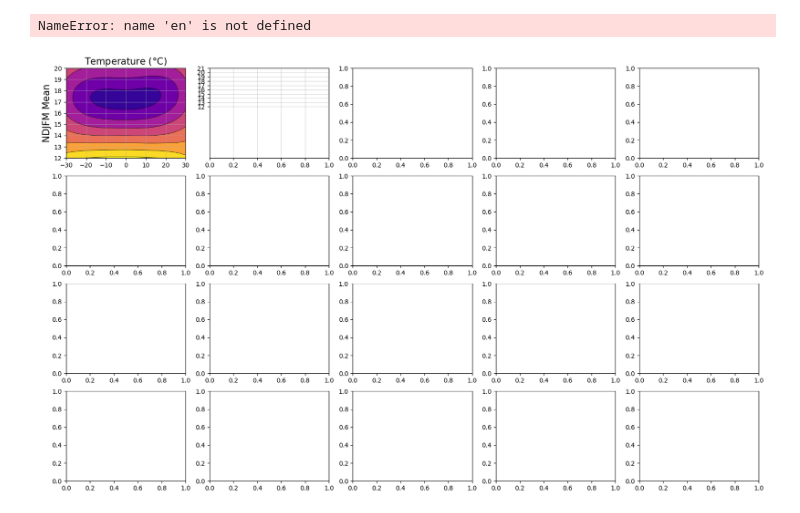
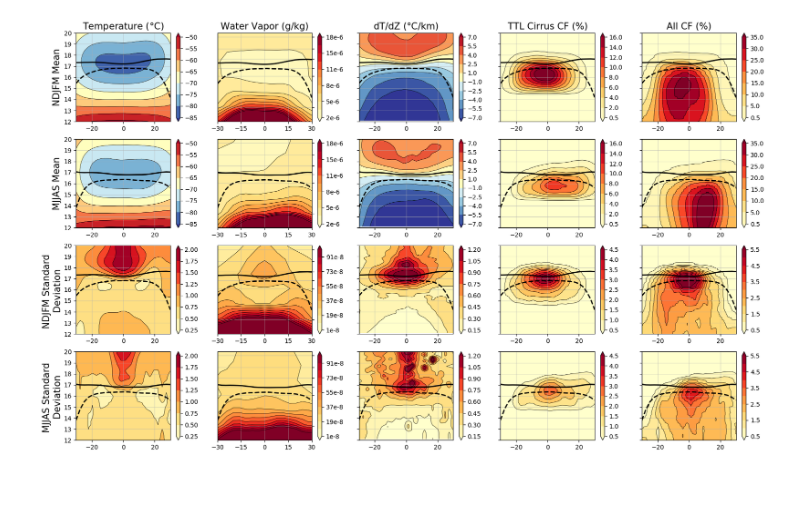
Before and after one commit to AodhanSweeney/TTLVariability, a Jupyter notebook: zm_latxheight_rmap copy.ipynb, the cells around one changed output. Saved outputs shown, nothing was run; the diff lists cells and outputs as text; code cells hidden in the pictures; blank space fills up the shorter version.

```diff
--- a/zm_latxheight_rmap copy.ipynb
+++ b/zm_latxheight_rmap copy.ipynb
@@ -195,6 +209,6 @@ Set the environment variable OUTDATED_IGNORE=1 to disable these warnings.
 # %%
 # Large Scale Dynamics w/leads
-mjo = mjo_index[5:]
-enso = np.load(project_path + '/fileCreators/T500_15NS_500hPa_1979_2020.npy')[-175:]
-qbo = qbo_index[-177:-2]
-bdc = np.load(project_path + '/fileCreators/upwelling_indices/MF15NS_Trop_RegoutQBO2T500_1979_2020.npy')[-175:]
+mjo = np.load('/home/disk/p/aodhan/large_scale_dynamics/mjo_vpm_pc2_index.npy')[-187:]
+bdc = np.load(project_path + '/fileCreators/upwelling_indices/MF15NS_Trop_RegoutQBO2T500_1979_2021.npy')[-187:]
+qbo = np.load(project_path + '/fileCreators/u50hPa_10NS_1979_2021.npy')[-189:-2]
+T500 = np.load(project_path + '/fileCreators/T500_15NS_500hPa_1979_2021.npy')[-187:]
@@ -477,5 +465,5 @@ for i in range(2):
 # %%
-temp_profs_zm = np.nanmean(temp_profs, axis=3)
+temp_profs_zm = np.nanmean(temp_profs_TTL, axis=3)
 vert_temp_grad_profs_zm = np.nanmean(vert_temp_grad_profs, axis=3)
 profiles_cf_zm = np.nanmean(profiles_cf, axis=3)
 profile_all_cf_zm = np.nanmean(profile_all_cf_cal, axis=3)
@@ -512,9 +500,9 @@ ttlcf_bw_mean, ttlcf_bw_std, ttlcf_bs_mean, ttlcf_bs_std = seasonal_split_climat
 dtdz_bw_mean, dtdz_bw_std, dtdz_bs_mean, dtdz_bs_std = seasonal_split_climatological_mean_and_variance(vert_temp_grad_profs_zm)
 allcf_bw_mean, allcf_bw_std, allcf_bs_mean, allcf_bs_std = seasonal_split_climatological_mean_and_variance(profile_all_cf_zm)
 # %%
-cpt_alts_zm = np.nanmean(np.reshape(cpt_alts, (180,24,144)), axis=2)
+cpt_alts_zm = np.nanmean(np.reshape(cpt_alts, (192,24,144)), axis=2)
 cpt_pres_zm = np.reshape(np.load(project_path + '/tempmaps/calendar_of_cpt_pressures_zm.npy'), (180,24))
-cpt_alt_cal = np.reshape(cpt_alts_zm, (15,12,24))
+cpt_alt_cal = np.reshape(cpt_alts_zm, (16,12,24))
 cpt_pres_cal = np.reshape(cpt_pres_zm, (15,12,24))
 # %%
 lats = np.linspace(-30,30,24)
@@ -523,6 +511,15 @@ ttlcf_z = np.linspace(12,22,101)
 allcf_z = np.linspace(0,22,221)
 wv_lats = np.linspace(-32,32,17)
 wv_pressures = h2o_pressures[6:20]
+
+LRT_files = np.sort(glob.glob('/home/disk/p/aodhan/cf_physical_parameters_correlations/tempmaps/lrtmaps_*_c1mamb.npy'))
+LRT = [np.load(LRT_files[i]) for i in range(len(LRT_files))]
+LRZ_zm_climatology = np.nanmean(np.nanmean(LRT, axis=3)[:,:,:,1], axis=0)
+bw_lrz = np.nanmean([LRZ_zm_climatology[0], LRZ_zm_climatology[1], LRZ_zm_climatology[2], LRZ_zm_climatology[10], LRZ_zm_climatology[11]], axis=0)
+bs_lrz = np.nanmean([LRZ_zm_climatology[4], LRZ_zm_climatology[5], LRZ_zm_climatology[6], LRZ_zm_climatology[7], LRZ_zm_climatology[8]], axis=0)
+bw_lrp = alt2pres(bw_lrz)
+bs_lrp = alt2pres(bs_lrz)
+
 
 temp_mean_levels = np.arange(-85,-45,5)
 wv_mean_levels = np.array([2, 3.5, 5,6.5,8,9.5,11,13.5,15,16.5,18])*1e-6
@@ -544,13 +541,18 @@ mean_lvls = [temp_mean_levels, wv_mean_levels, dtdz_mean_levels, ttlcf_mean_leve
 std_lvls = [t_std_levels, wv_std_levels, dtdz_std_levels, cf_std_levels, allcf_std_levels]
 mean_std_season_array = [bw_means, bs_means, bw_stds, bs_stds]
 mean_std_levels = [mean_lvls, mean_lvls, std_lvls, std_lvls]
-bw_cpt_alt = np.nanmean(np.reshape([cpt_alt_cal[:,10],cpt_alt_cal[:,11],cpt_alt_cal[:,0],cpt_alt_cal[:,1],cpt_alt_cal[:,2]], (15*5,24)), axis=0)
+bw_cpt_alt = np.nanmean(np.reshape([cpt_alt_cal[:,10],cpt_alt_cal[:,11],cpt_alt_cal[:,0],cpt_alt_cal[:,1],cpt_alt_cal[:,2]], (16*5,24)), axis=0)
 bw_cpt_press = np.nanmean(np.reshape([cpt_pres_cal[:,10],cpt_pres_cal[:,11],cpt_pres_cal[:,0],cpt_pres_cal[:,1],cpt_pres_cal[:,2]], (15*5,24)), axis=0)
-bs_cpt_alt = np.nanmean(np.reshape([cpt_alt_cal[:,4],cpt_alt_cal[:,5],cpt_alt_cal[:,6],cpt_alt_cal[:,7],cpt_alt_cal[:,8]], (15*5,24)), axis=0)
+bs_cpt_alt = np.nanmean(np.reshape([cpt_alt_cal[:,4],cpt_alt_cal[:,5],cpt_alt_cal[:,6],cpt_alt_cal[:,7],cpt_alt_cal[:,8]], (16*5,24)), axis=0)
 bs_cpt_press = np.nanmean(np.reshape([cpt_pres_cal[:,4],cpt_pres_cal[:,5],cpt_pres_cal[:,6],cpt_pres_cal[:,7],cpt_pres_cal[:,8]], (15*5,24)), axis=0)
 bw_cpt_rows = [bw_cpt_alt, bw_cpt_press, bw_cpt_alt, bw_cpt_alt, bw_cpt_alt]
 bs_cpt_rows = [bs_cpt_alt, bs_cpt_press, bs_cpt_alt, bs_cpt_alt, bs_cpt_alt]
-cpt_rows = [bw_cpt_rows, bs_cpt_rows, bw_cpt_rows, bs_cpt_rows]
+cpt_rows = [bw_cpt_alt, bs_cpt_alt, bw_cpt_alt, bs_cpt_alt]
+lrz_rows = [bw_lrz, bs_lrz, bw_lrz, bs_lrz]
+bw_cpp = alt2pres(bw_cpt_alt)
+bs_cpp = alt2pres(bs_cpt_alt)
+cpt_pres_rows = [bw_cpp, bs_cpp, bw_cpp, bs_cpp]
+lrp_rows = [bw_lrp, bs_lrp, bw_lrp, bs_lrp]
 
 contour_images = []
 for row in range(4):
@@ -563,22 +565,24 @@ for row in range(4):
         axs[row,col].set_yticks([12,13,14,15,16,17,18,19,20,21])
         axs[row,col].yaxis.grid(alpha=0.5)
         if col == 0:
-            im = axs[row,col].contourf(lats, temp_z, data.T, levels=levels, cmap='plasma', extend='both')
-            axs[row,col].contour(lats, temp_z, data.T, levels=levels, colors='black', linewidths=0.5,
-            linestyles=np.where(levels >= 0, "-", "-"))
+            im = axs[row,col].contourf(lats, temp_z, data.T, levels=levels, cmap='YlOrRd', extend='both')
+            axs[row,col].contour(lats, temp_z, data.T, levels=levels, colors='black', linewidths=0.5, linestyles=np.where(levels >= 0, "-", "-"))
             axs[row,col].set_ylim(12,20)
+            axs[row,col].plot(np.linspace(-30,30,24), cpt_rows[row], color='black', linewidth=2)
+            axs[row,col].plot(np.linspace(-30,30,24), lrz_rows[row], color='black', linewidth=2, linestyle='dashed')
             if row == 0:
+                im = axs[row,col].contourf(lats, temp_z, data.T, levels=levels, cmap='RdYlBu_r', extend='both')
                 axs[row,col].set_title('Temperature ($\degree$C)', fontsize=15)
                 axs[row,col].set_ylabel('NDJFM Mean', fontsize=15)
             if row == 1:
+                im = axs[row,col].contourf(lats, temp_z, data.T, levels=levels, cmap='RdYlBu_r', extend='both')
                 axs[row,col].set_ylabel('MJJAS Mean', fontsize=15)
             if row == 2:
                 axs[row,col].set_ylabel('NDJFM Standard \nDeviation', fontsize=15)
             if row == 3:
                 axs[row,col].set_ylabel('MJJAS Standard \nDeviation', fontsize=15)
         if col == 1:
-            print(en(wv_lats), len(wv_pressures), np.shape(data))
-            im = axs[row,col].contourf(wv_lats, wv_pressures, data, levels=levels, cmap='plasma', extend='both')
+            im = axs[row,col].contourf(wv_lats, wv_pressures, data, levels=levels, cmap='YlOrRd', extend='both')
             axs[row,col].contour(wv_lats, wv_pressures, data, levels=levels, colors='black', linewidths=0.5,
             linestyles=np.where(levels >= 0, "-", "-"))
             axs[row,col].set_ylim(axs[row,col].get_ylim()[::-1])
@@ -589,53 +593,62 @@ for row in range(4):
             axs[row,1].set_yticks([150, 100, 90, 80, 70, 60, 50])
             axs[row,1].set_yticklabels(labels=[' ',' ',' ',' ',' ',' ',' '], fontsize=16)
             axs[row,col].set_ylim(180,57)
-            axs[row,1].plot(np.linspace(-30,30,24), cpt_pres_zm, color='white', linewidth=1.5)
+            axs[row,1].plot(np.linspace(-30,30,24), cpt_pres_rows[row], color='black', linewidth=2)
+            axs[row,1].plot(np.linspace(-30,30,24), lrp_rows[row], color='black', linewidth=2, linestyle='dashed')
             if row == 0:
                 axs[row,col].set_title('Water Vapor (g/kg)', fontsize=15)
         if col == 2:
             axs[row,col].set_yticks([12,13,14,15,16,17,18,19,20,21])
             axs[row,col].set_yticklabels(labels=[' ',' ',' ',' ',' ',' ',' ',' ',' ',' '], fontsize=16)
-            im = axs[row,col].contourf(lats, temp_z, data.T, levels=levels, cmap='plasma', extend='both')
+            axs[row,col].plot(np.linspace(-30,30,24), cpt_rows[row], color='black', linewidth=2)
+            axs[row,col].plot(np.linspace(-30,30,24), lrz_rows[row], color='black', linewidth=2, linestyle='dashed')
+            if (row == 0) or (row == 1):
+                im = axs[row,col].contourf(lats, temp_z, data.T, levels=levels, cmap='RdYlBu_r', extend='both')
+            else:
+                im = axs[row,col].contourf(lats, temp_z, data.T, levels=levels, cmap='YlOrRd', extend='both')
             axs[row,col].contour(lats, temp_z, data.T, levels=levels, colors='black', linewidths=0.5,
             linestyles=np.where(levels >= 0, "-", "-"))
             axs[row,col].set_ylim(12,20)
             if row == 0:
                 axs[row,col].set_title('dT/dZ ($\degree$C/km)', fontsize=15)
         if col == 3:
-            im = axs[row,col].contourf(lats, ttlcf_z, data.T*100, levels=levels, cmap='plasma', extend='both')
+            im = axs[row,col].contourf(lats, ttlcf_z, data.T*100, levels=levels, cmap='YlOrRd', extend='both')
             axs[row,col].contour(lats, ttlcf_z, data.T*100, levels=levels, colors='black', linewidths=0.5,
             linestyles=np.where(levels >= 0, "-", "-"))
+            axs[row,col].plot(np.linspace(-30,30,24), cpt_rows[row], color='black', linewidth=2)
+            axs[row,col].plot(np.linspace(-30,30,24), lrz_rows[row], color='black', linewidth=2, linestyle='dashed')
             axs[row,col].set_yticklabels(labels=[' ',' ',' ',' ',' ',' ',' ',' ',' ',' '], fontsize=16)
             axs[row,col].set_ylim(12,20)
             if row == 0:
                 axs[row,col].set_title('TTL Cirrus CF (%)', fontsize=15)
         if col == 4:
-            im = axs[row,col].contourf(lats, allcf_z, data.T*100, levels=levels, cmap='plasma', extend='both')
+            im = axs[row,col].contourf(lats, allcf_z, data.T*100, levels=levels, cmap='YlOrRd', extend='both')
             axs[row,col].contour(lats, allcf_z, data.T*100, levels=levels, colors='black', linewidths=0.5,
             linestyles=np.where(levels >= 0, "-", "-"))
+            axs[row,col].plot(np.linspace(-30,30,24), cpt_rows[row], color='black', linewidth=2)
+            axs[row,col].plot(np.linspace(-30,30,24), lrz_rows[row], color='black', linewidth=2, linestyle='dashed')
             axs[row,col].set_yticklabels(labels=[' ',' ',' ',' ',' ',' ',' ',' ',' ',' '], fontsize=16)
             axs[row,col].set_ylim(12,20)
             if row == 0:
                 axs[row,col].set_title('All CF (%)', fontsize=15)
-        axs[row,col].plot(lats, cptz_data, color='white', linewidth=1.5)
+        #axs[row,col].plot(lats, cptz_data, color='white', linewidth=1.5)
         contour_images_row.append(im)
     contour_images.append(contour_images_row)
 
 for i in range(4):
     for j in range(5):
          im = contour_images[i][j]
          if j == 1:
             if i < 2:
                 cbar = plt.colorbar(im, ax=axs[i, j],ticks=np.array([2,5,8,11,15,18])*1e-6)
                 cbar.ax.set_yticklabels(['2e-6', '5e-6','8e-6','11e-6','15e-6','18e-6'])
             elif i >= 2:
                 cbar = plt.colorbar(im, ax=axs[i, j],ticks=np.array([1, 19, 37, 55, 73, 91])*1e-8)
                 cbar.ax.set_yticklabels(['1e-8', '19e-8','37e-8', '55e-8', '73e-8', '91e-8'])
          else:
              plt.colorbar(im, ax=axs[i, j])
 # %% [output]
-NameError: name 'en' is not defined
-[figure, old version]
+[figure, new version]
 # %%
 fig, axs = plt.subplots(6,5, figsize=(14,16))
 levels = np.array([-9,-8,-7,-6,-5,-4,-3,-2,-1,1,2,3,4,5,6,7,8,9])/10
```
Also changed, not shown: parts of 11 cells of this notebook, 3 other files.
